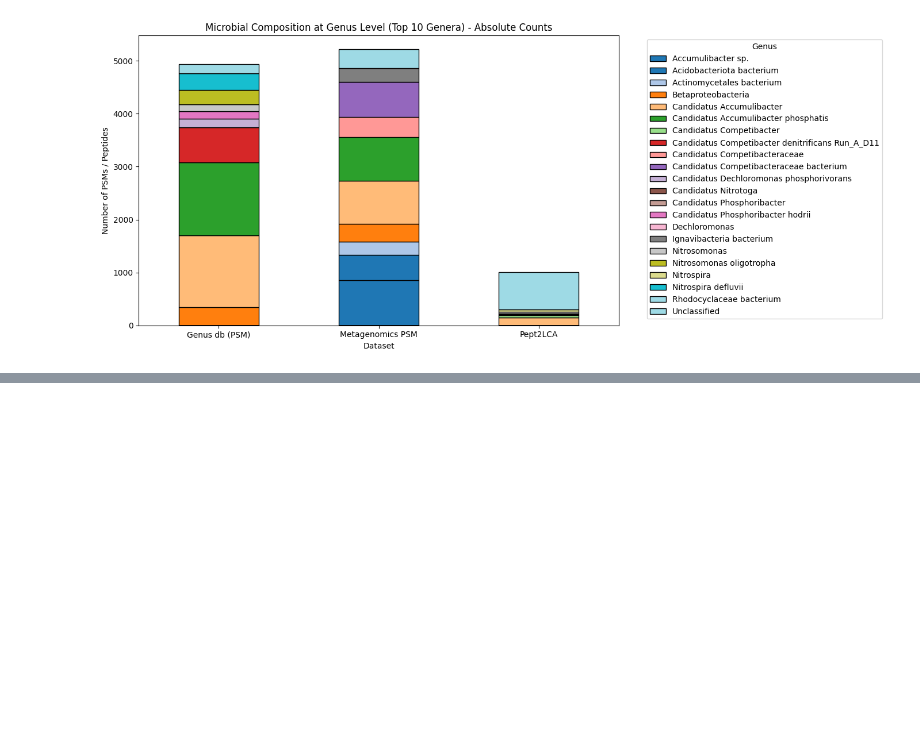
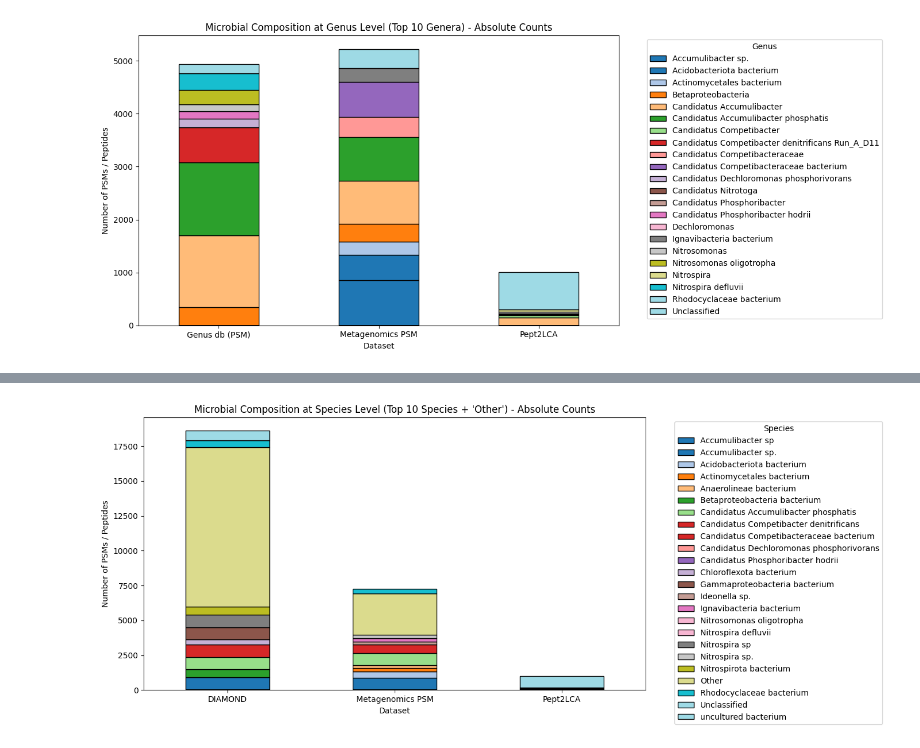
Before and after one commit to Asciilator/Peptide_identification_with_custom_database, a Jupyter notebook: Composition_plots.ipynb, the cells around one changed output, grey strips where cells are left out. Saved outputs shown, nothing was run; the diff lists cells and outputs as text; code cells hidden in the pictures; blank space fills up the shorter version.

```diff
--- a/Composition_plots.ipynb
+++ b/Composition_plots.ipynb
@@ -315,0 +553,100 @@ plt.show()
+# %%
+import pandas as pd
+import matplotlib.pyplot as plt
+from pathlib import Path
+
+# === Settings ===
+TOP_N = 10                      # Show top-N most frequent species
+collapse_other = True           # Collapse remaining species into 'Other'
+
+# Select which datasets to include in the plot
+included = ["Pept2LCA", "DIAMOND", "Metagenomics PSM"]  # Options include also "Metagenomics RawDB"
+
+# Define directory containing all community composition files
+community_dir = base_path / "Community_comparisons"
+
+# === Load source data from CSV files ===
+df_pept2lca = pd.read_csv(community_dir / "species_composition_pept2lca.csv")               # Pept2LCA species counts
+df_diamond = pd.read_csv(community_dir / "diamond_df_rank_annotated_fixed.csv")            # DIAMOND matches with taxonomic info
+df_meta_psm = pd.read_csv(community_dir / "metagenomics_psm_taxa_annotated.csv")           # PSMs matched against metagenomics db
+df_meta_raw = pd.read_csv(community_dir / "metagenomics_rawdb_taxa_annotated.csv")         # Unfiltered matches from raw db
+
+# === Function to count species and optionally group minor ones into 'Other' ===
+def compute_counts(df, species_col, label, top_n=TOP_N, collapse_other=True):
+    df = df[[species_col]].dropna().copy()
+    df.columns = ["Species"]
+    df["Species"] = df["Species"].replace({"root": "Unclassified"})
+
+    # Count occurrences of each species
+    counts = df["Species"].value_counts().reset_index()
+    counts.columns = ["Species", "Count"]
+
+    if collapse_other:
+        # Collapse non-top species into 'Other'
+        top_species = counts.nlargest(top_n, "Count")["Species"]
+        counts["Species"] = counts["Species"].apply(lambda x: x if x in top_species.values else "Other")
+        counts = counts.groupby("Species", as_index=False)["Count"].sum()
+    else:
+        # Only keep top-N species
+        counts = counts.nlargest(top_n, "Count")
+
+    counts["Dataset"] = label
+    return counts
+
+# === Process Pept2LCA species counts ===
+data_pept2lca = df_pept2lca[["Species", "Count"]].copy()
+data_pept2lca["Species"] = data_pept2lca["Species"].replace({"root": "Unclassified"})
+
+if collapse_other:
+    # Collapse non-top species
+    top_species = data_pept2lca.nlargest(TOP_N, "Count")["Species"]
+    data_pept2lca["Species"] = data_pept2lca["Species"].apply(lambda x: x if x in top_species.values else "Other")
+    data_pept2lca = data_pept2lca.groupby("Species", as_index=False)["Count"].sum()
+else:
+    # Keep only top-N
+    data_pept2lca = data_pept2lca[data_pept2lca["Species"].isin(
+        data_pept2lca.nlargest(TOP_N, "Count")["Species"]
+    )]
+data_pept2lca["Dataset"] = "Pept2LCA"
+
+# === Process DIAMOND species counts (filtered by taxonomy_rank) ===
+df_diamond_species = df_diamond[df_diamond["taxonomy_rank"] == "species"]
+data_diamond = compute_counts(df_diamond_species, "organism", "DIAMOND", collapse_other=collapse_other)
+
+# === Process metagenomics results ===
+data_meta_psm = compute_counts(
+    df_meta_psm[df_meta_psm["taxon_rank"] == "species"],
+    "taxon_name", "Metagenomics PSM", collapse_other=collapse_other
+)
+data_meta_raw = compute_counts(
+    df_meta_raw[df_meta_raw["rank"] == "species"],
+    "taxon_name", "Metagenomics RawDB", collapse_other=collapse_other
+)
+
+# === Organize datasets for plotting ===
+dataset_map = {
+    "Pept2LCA": data_pept2lca,
+    "DIAMOND": data_diamond,
+    "Metagenomics PSM": data_meta_psm,
+    "Metagenomics RawDB": data_meta_raw
+}
+
+# === Combine selected datasets only ===
+plot_data = pd.concat([dataset_map[key] for key in included], ignore_index=True)
+
+# === Pivot into matrix: rows = datasets, columns = species ===
+pivot = plot_data.pivot_table(index="Dataset", columns="Species", values="Count", fill_value=0)
+
+# === Create stacked bar plot ===
+pivot.plot(kind='bar', stacked=True, figsize=(14, 6), colormap='tab20', edgecolor='black')
+
+# === Format plot ===
+plt.ylabel("Number of PSMs / Peptides")
+title_scope = f"Top {TOP_N} Species" + (" + 'Other'" if collapse_other else "")
+plt.title(f"Microbial Composition at Species Level ({title_scope}) - Absolute Counts")
+plt.xticks(rotation=0)
+plt.legend(title="Species", bbox_to_anchor=(1.05, 1), loc="upper left")
+plt.tight_layout()
+plt.show()
+# %% [output]
+[figure, added]
```
Also changed, not shown: parts of 10 cells of this notebook, 2 other files.
